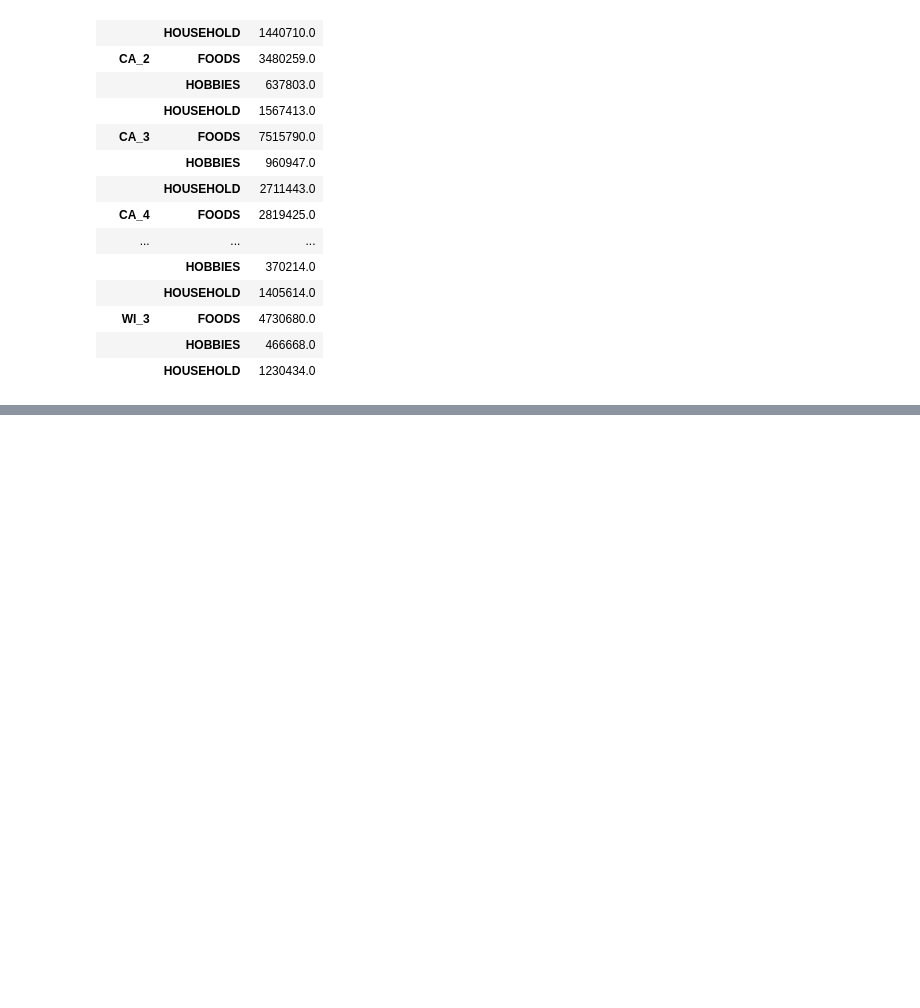
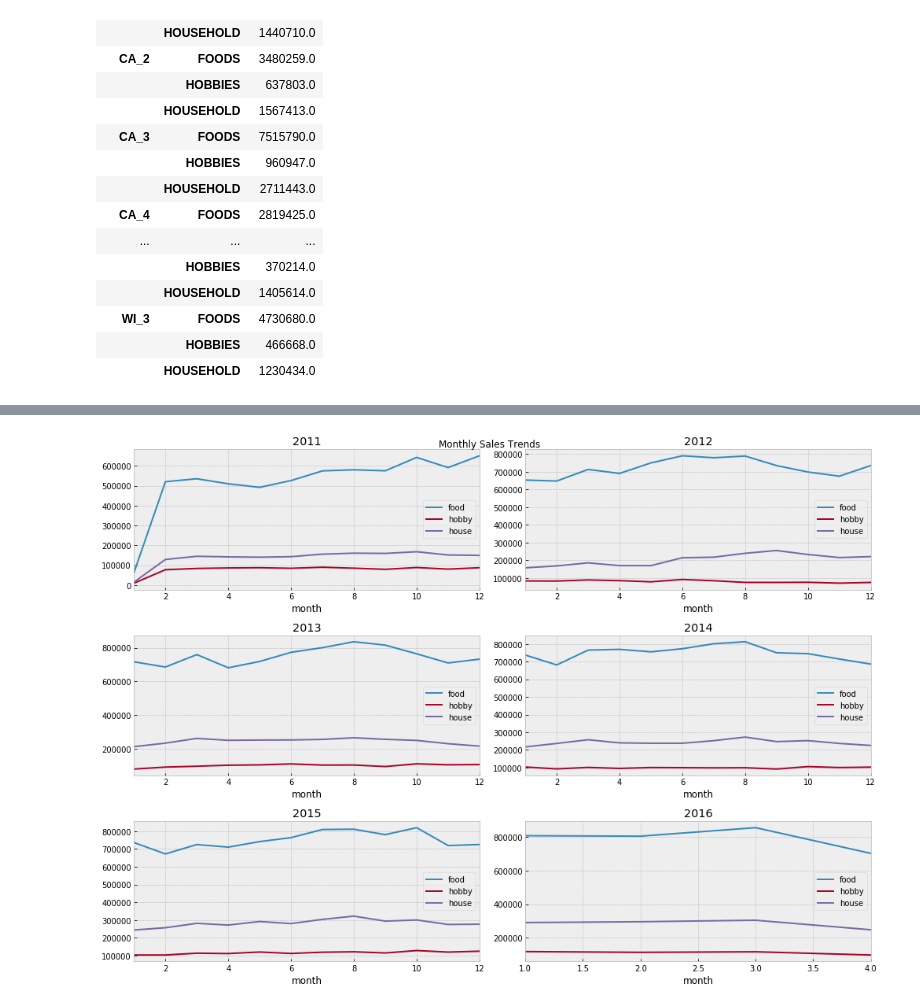
Before and after one commit to Aviral-Aggarwal/Retail_models, a Jupyter notebook: retail_data.ipynb, the cells around one changed output, grey strips where cells are left out. Saved outputs shown, nothing was run; the diff lists cells and outputs as text; code cells hidden in the pictures; blank space fills up the shorter version.

```diff
--- a/retail_data.ipynb
+++ b/retail_data.ipynb
@@ -318,0 +343,4 @@ NameError: name 'cln' is not defined
+# %%
+plot_trend(['food','hobby','house'],subplots = True)
+# %% [output]
+[figure, added]
```
Also changed, not shown: parts of 36 cells of this notebook.
